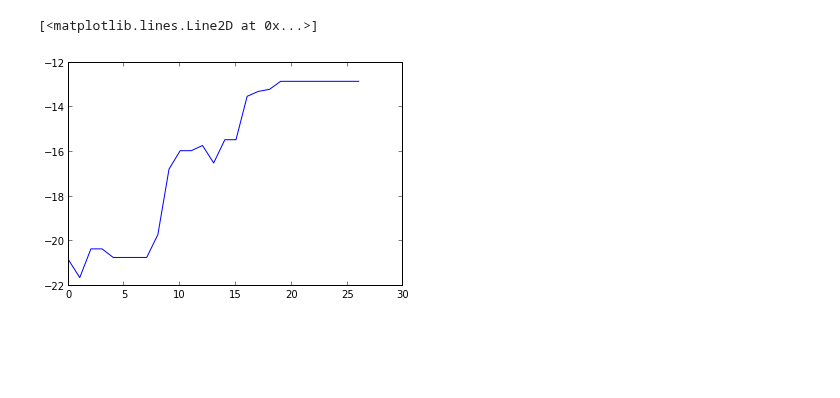
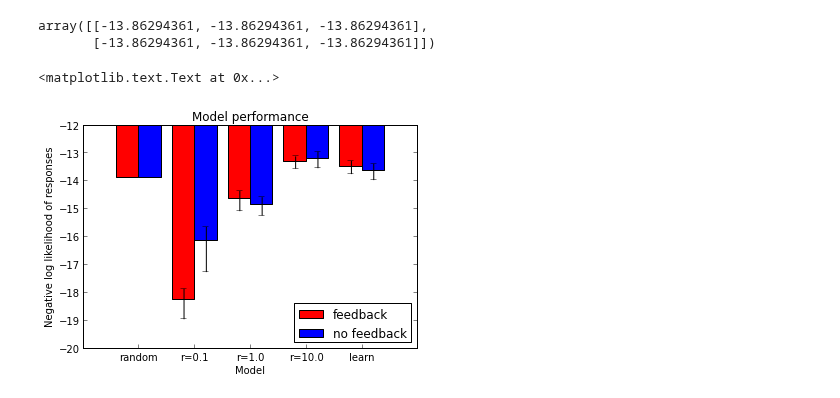
Before and after one commit to berkeley-cocosci/mass-inference, a Jupyter notebook: analysis/turk-analysis.ipynb, the cells around one changed output. Drawn from its saved outputs; the diff is of its cells as text; code cells hidden in the pictures; blank space fills up the shorter version.

Commit message:
Analysis of pilot data

```diff
--- a/analysis/turk-analysis.ipynb
+++ b/analysis/turk-analysis.ipynb
@@ -143,0 +271,8 @@ fbbr, ipebr = calc_baserates(nthresh0, nthresh, nsamps=300)
+# %%
+# random model
+model_random = np.array([[np.log(0.5)*A_fb.shape[1]]*3,
+			 [np.log(0.5)*A_nfb.shape[1]]*3])
+model_random
+# %% [output]
+array([[-13.86294361, -13.86294361, -13.86294361],
+       [-13.86294361, -13.86294361, -13.86294361]])
@@ -144,10 +299,11 @@ fbbr, ipebr = calc_baserates(nthresh0, nthresh, nsamps=300)
+# %%
+order_fb = np.argsort(zip(*A_fb.columns)[0])
+order_nfb = np.argsort(zip(*A_nfb.columns)[0])
 # %%
-feedback, ipe_samps = lat.make_observer_data(
-    nthresh0, nthresh, nsamps)
 model_lh, model_joint, model_theta = mo.ModelObserver(
     ipe_samps,
     feedback[:, None],
     outcomes=None,
     respond=False,
-    p_ignore_stimulus=0.0,
-    smooth=True)
+    p_ignore_stimulus=p_ignore_stimulus,
+    smooth=f_smooth)
@@ -167,25 +310,19 @@ p_ignore_stimulus = 0.0
 # %%
-ll = np.zeros((n_kappas, n_trial))
+def compute_ll(resp, order):
+    ll = np.empty(resp.shape)
 
-for sidx in xrange(n_kappas):
+    for t in order:
 
-    for t in xrange(0, n_trial):
-
-	thetas_t = model_theta[sidx, t][None]
-        samps_t = ipe_samps[t]
+	thetas_t = model_theta[ikappa0, t][None]
+	samps_t = ipe_samps[t]
 
 	# compute likelihood of outcomes
 	p_outcomes = np.exp(mo.predict(
-	    thetas_t, outcomes[:, None], samps_t, f_smooth))
+	    thetas_t, outcomes[:, None], samps_t, f_smooth)).ravel()
 
 	# observe response
-	response_t = int(human[0, t])
+	p_response = (resp[:, t]*p_outcomes[1]) + ((1-resp[:, t])*p_outcomes[0])
 
-	# compute likelihood of response
-	p_response = (p_outcomes[:, response_t]*(1-p_ignore_stimulus) +
-		      (1./n_responses)*(p_ignore_stimulus))
+	ll[:, t] = np.log(p_response)
 
-	ll[sidx, t] = np.log(p_response)
+    return ll
-# %% [output]
-[<matplotlib.lines.Line2D at 0x...>]
-[figure, removed]
@@ -193,0 +329,37 @@ plt.plot(np.sum(ll, axis=1))
+# %%
+lfb = np.exp(np.sum(compute_ll(np.asarray(A_fb), order_fb), axis=1))
+lnfb = np.exp(np.sum(compute_ll(np.asarray(A_nfb), order_nfb), axis=1))
+
+mean_p = np.array([np.mean(lfb), np.mean(lnfb)])
+sem_p = np.array([scipy.stats.sem(lfb), scipy.stats.sem(lnfb)])
+
+mean = np.log(mean_p)
+lower = np.log(mean_p - sem_p)
+upper = np.log(mean_p + sem_p)
+
+model_learn = np.array([mean, lower, upper]).T
+# %%
+models = np.array([model_random,
+		   model_opposite,
+		   model_same,
+		   model_true,
+		   model_learn]).T
+height = models[0]
+err = np.abs(height[None] - models[1:])
+
+x = np.arange(models.shape[2])
+xfb = x - 0.2
+xnfb = x + 0.2
+
+plt.close('all')
+plt.bar(xfb, height[0], yerr=err[:, 0], color='#FF0000', ecolor='k', align='center', width=0.4, label="feedback")
+plt.bar(xnfb, height[1], yerr=err[:, 1], color='#0000FF', ecolor='k', align='center', width=0.4, label="no feedback")
+plt.xticks(x, ["random", "r=0.1", "r=1.0", "r=10.0", "learn"])
+plt.ylim(-20, -12)
+plt.legend(loc=0)
+plt.xlabel("Model")
+plt.ylabel("Negative log likelihood of responses")
+plt.title("Model performance")
+# %% [output]
+<matplotlib.text.Text at 0x...>
+[figure, added]
```
Also changed, not shown: parts of 23 cells of this notebook, 2 other files.
